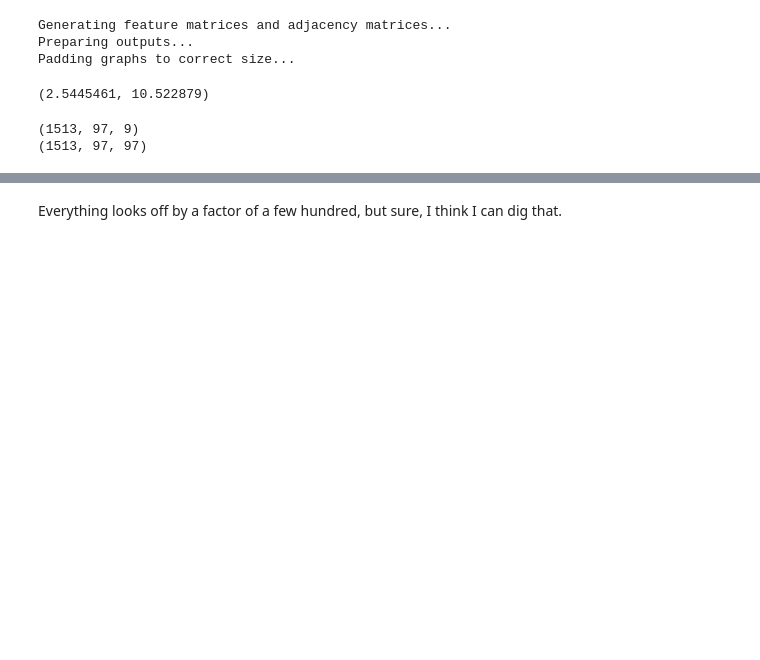
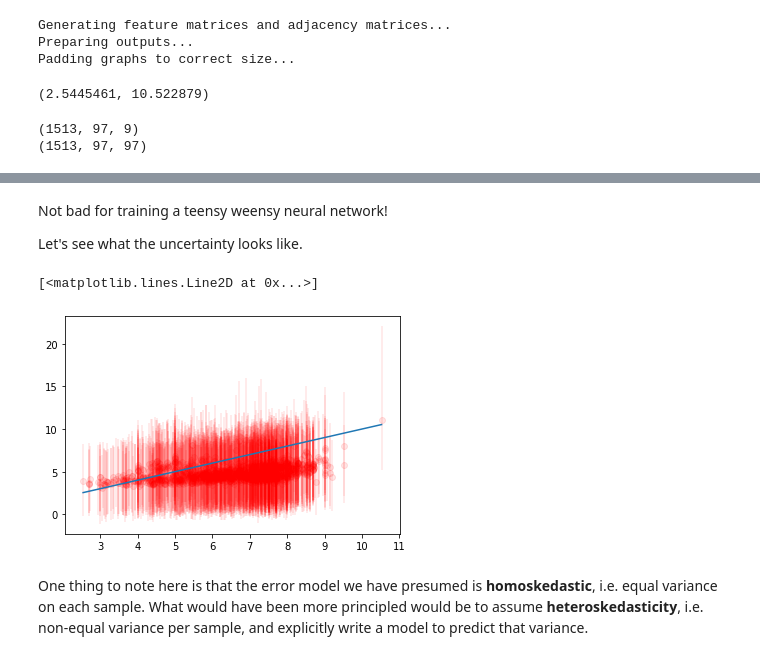
Before and after one commit to ericmjl/fundl, a Jupyter notebook: examples/moleculenet/bayesian-graph-neural-net.ipynb, the cells around one changed output, grey strips where cells are left out. Drawn from its saved outputs; the diff is of its cells as text; code cells hidden in the pictures; blank space fills up the shorter version.

```diff
--- a/examples/moleculenet/bayesian-graph-neural-net.ipynb
+++ b/examples/moleculenet/bayesian-graph-neural-net.ipynb
@@ -125,18 +156,25 @@ plt.yscale("log")
+# %% [markdown]
+Not bad for training a teensy weensy neural network!
+
+Let's see what the uncertainty looks like.
 # %%
 l, m, u = np.percentile(samples["like"], q=[25, 50, 75], axis=0)
 
 ldiff = m - l
 udiff = u - m
 
-# plt.errorbar(
-#     y,
-#     samples["like"].mean(axis=0),
-#     yerr=[ldiff, udiff],
-#     marker='o'
-# )
-plt.scatter(y, samples["like"].mean(axis=0), color='red')
-
-
+plt.errorbar(
+    y,
+    samples["like"].mean(axis=0),
+    yerr=[ldiff, udiff],
+    fmt='none',
+    color="red",
+    alpha=0.1
+)
+plt.scatter(y, samples["like"].mean(axis=0), color='red', alpha=0.1)
 plt.plot([y.min(), y.max()], [y.min(), y.max()])
+# %% [output]
+[<matplotlib.lines.Line2D at 0x...>]
+[figure, added]
-# %% [markdown]
-Everything looks off by a factor of a few hundred, but sure, I think I can dig that.
+# %% [markdown]
+One thing to note here is that the error model we have presumed is **homoskedastic**, i.e. equal variance on each sample. What would have been more principled would be to assume **heteroskedasticity**, i.e. non-equal variance per sample, and explicitly write a model to predict that variance.
```
Also changed, not shown: parts of 9 cells of this notebook, 1 other file.
